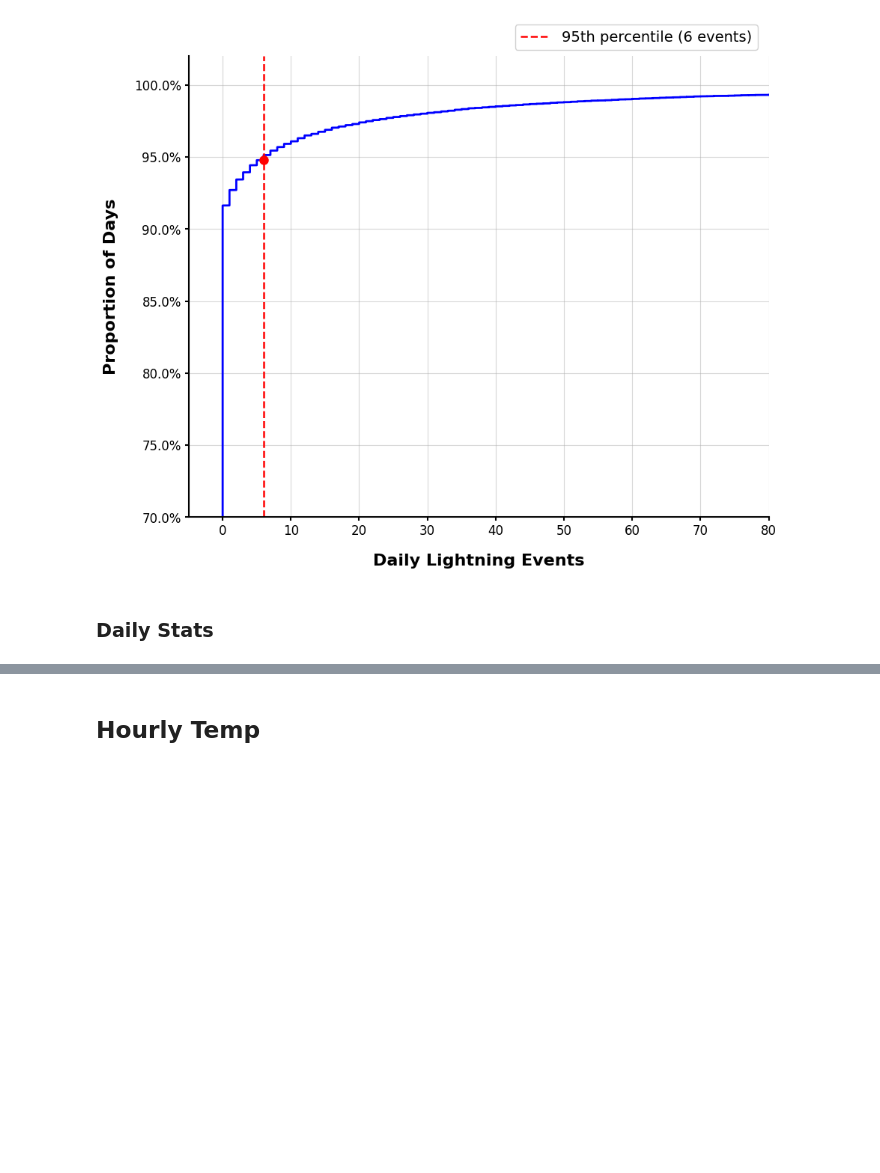
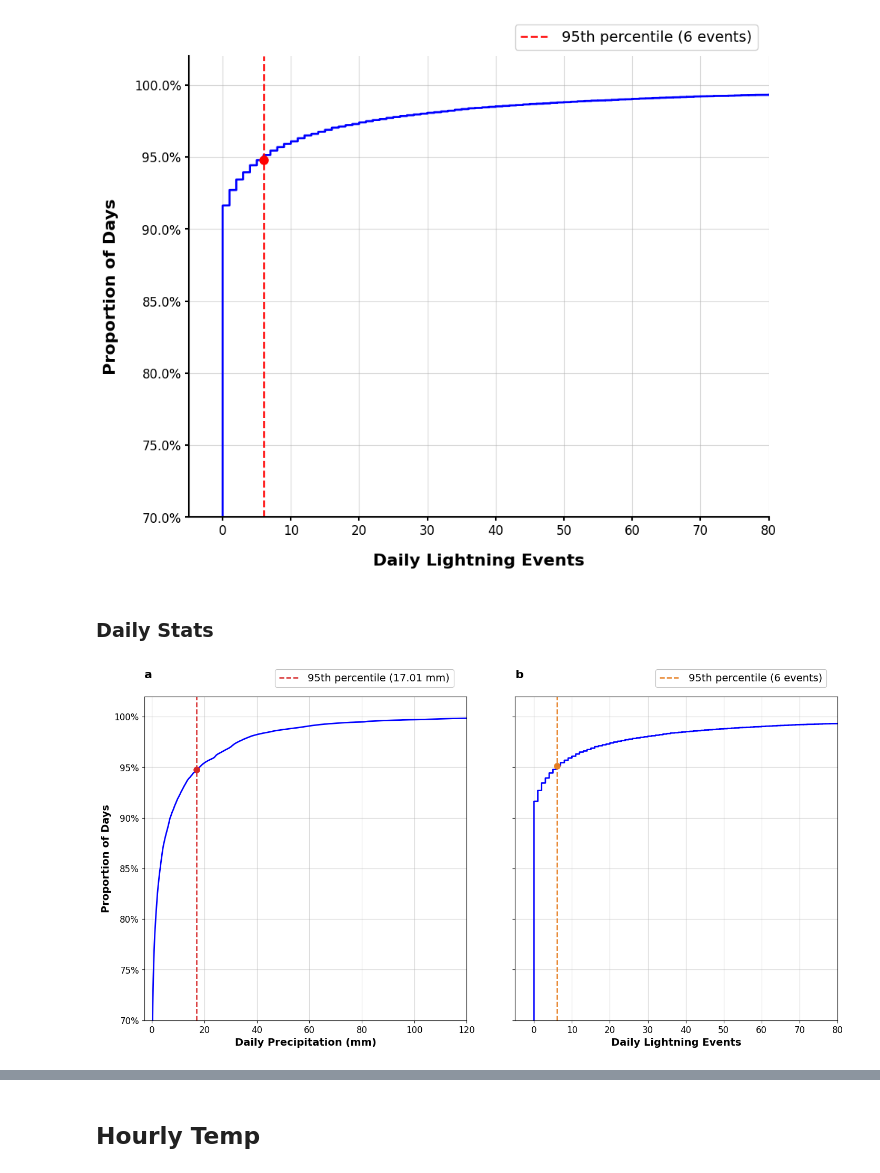
Before and after one commit to KaytheDee/pqr_extreme_weather_analysis, a Jupyter notebook: notebooks/__Supplementary_plots.ipynb, the cells around one changed output, grey strips where cells are left out. Saved outputs shown, nothing was run; the diff lists cells and outputs as text; code cells hidden in the pictures; blank space fills up the shorter version.

```diff
--- a/notebooks/__Supplementary_plots.ipynb
+++ b/notebooks/__Supplementary_plots.ipynb
@@ -530,0 +828,67 @@ percent_lightning_days_95 = len(num_days_lightning_95)*100/len(daily_lightning_2
+# %%
+fig, axes = plot_precip_lightning_cdfs(
+    precip_df=daily_precip_214_eas,
+    lightning_df=daily_lightning_214_eas,
+
+    precip_col="Precip",
+    lightning_col="Lightning Events",
+
+    figsize=(17, 8),
+
+    precip_xlim=(-3, 120),
+    lightning_xlim=(-5, 80),
+    ylim=(0.70, 1.02),
+
+    # Blue ECDF lines
+    line_color="#0000FF",
+    linewidth=2,
+
+    # Different threshold colors
+    precip_threshold=17.01,
+    precip_threshold_color="#D62728",
+
+    lightning_threshold=6,
+    lightning_threshold_color="#E67E22",
+
+    threshold_linestyle="--",
+    threshold_linewidth=1.8,
+
+    # Matching threshold markers
+    marker_style="o",
+    marker_size=8,
+
+    # Labels
+    precip_xlabel="Daily Precipitation (mm)",
+    lightning_xlabel="Daily Lightning Events",
+    ylabel="Proportion of Days",
+
+    # Legend locations
+    precip_legend_loc="upper left",
+    precip_legend_bbox=(0.39, 1.10),
+
+    lightning_legend_loc="upper left",
+    lightning_legend_bbox=(0.42, 1.10),
+
+    # Visible legend frames
+    legend_frameon=True,
+    legend_edgecolor="0.75",
+    legend_facecolor="white",
+    legend_framealpha=1.0,
+    legend_frame_linewidth=0.8,
+
+    # Panel labels
+    panel_labels=("a", "b"),
+    panel_label_x=0.00,
+    panel_label_y=1.05,
+    panel_label_size=16,
+
+    # Spacing
+    wspace=0.15,
+
+    # save_path=(
+    #     PLOTS_DIR
+    #     / "supplementary/daily_precip_lightning.png"
+    # )
+)
+# %% [output]
+[figure, added]
```
Also changed, not shown: parts of 7 cells of this notebook, 7 other files.
